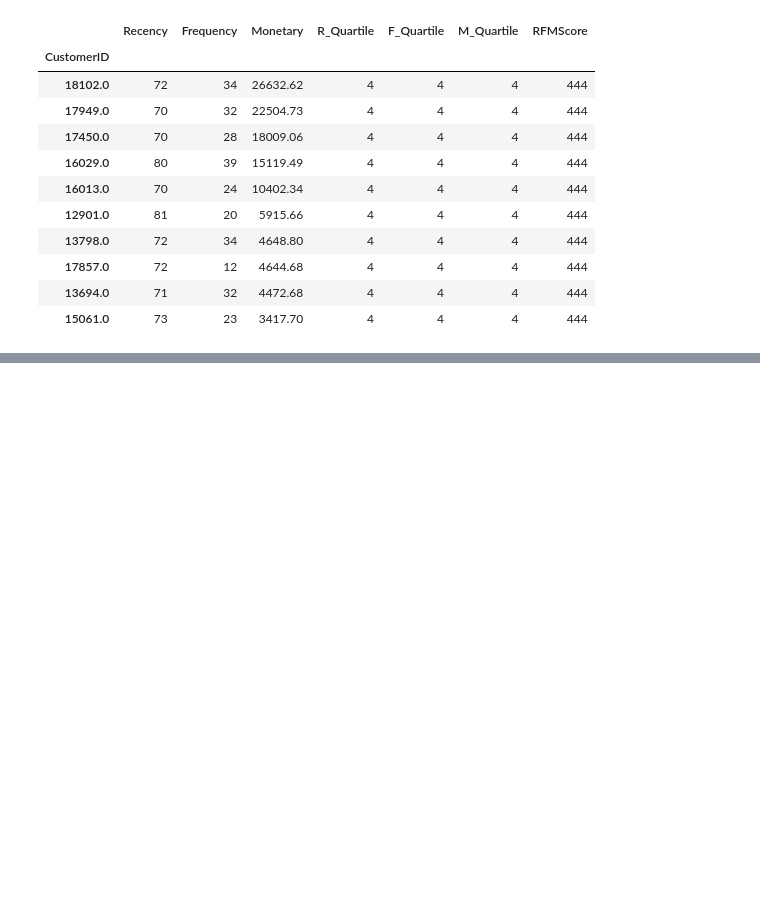
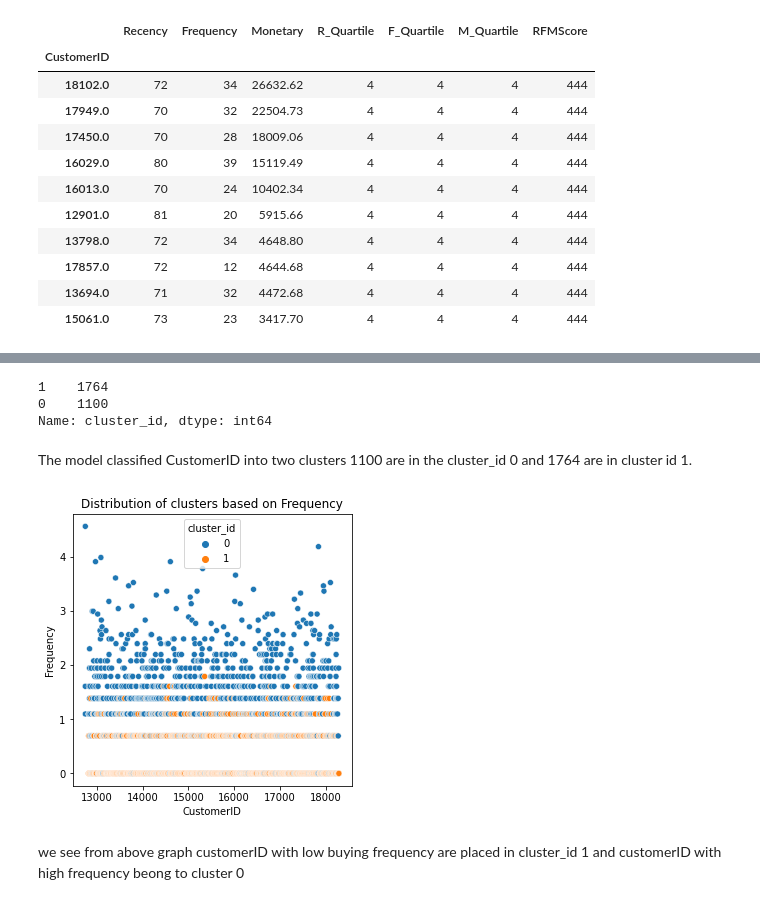
Before and after one commit to iam-ajitkumartoppo/customer_segmentation, a Jupyter notebook: Customer segmentation.ipynb, the cells around one changed output, grey strips where cells are left out. Drawn from its saved outputs; the diff is of its cells as text; code cells hidden in the pictures; blank space fills up the shorter version.

```diff
--- a/Customer segmentation.ipynb
+++ b/Customer segmentation.ipynb
@@ -632,0 +621,18 @@ plt.show()
+# %%
+df_log['cluster_id'].value_counts()
+# %% [output]
+1    1764
+0    1100
+Name: cluster_id, dtype: int64
+# %% [markdown]
+The model classified CustomerID into two clusters 1100 are in the cluster_id 0 and 1764 are in cluster id 1.
+# %%
+#plotting graph to classify customerID into cluster based on frequency
+plt.figure(figsize=(5,5))
+sns.scatterplot(data=df_log, x='CustomerID', y='Frequency', hue='cluster_id')
+plt.title('Distribution of clusters based on Frequency')
+plt.show()
+# %% [output]
+[figure, added]
+# %% [markdown]
+we see from above graph customerID with low buying frequency are placed in cluster_id 1 and customerID with high frequency beong to cluster 0
```
Also changed, not shown: parts of 60 cells of this notebook.
